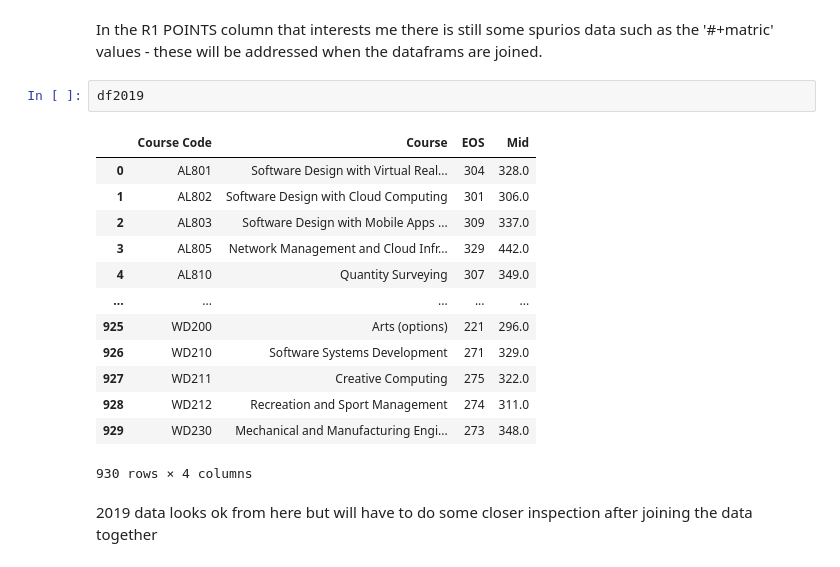
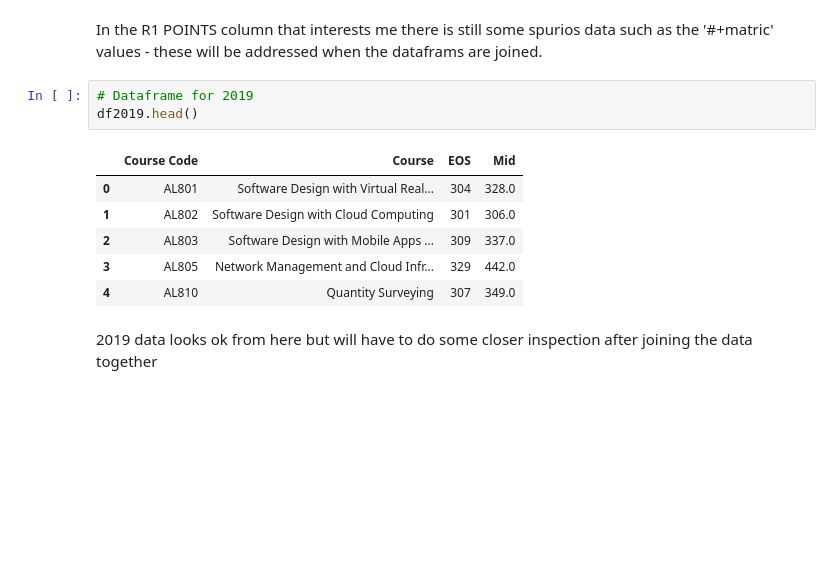
Before and after one commit to Lynch08/Fundementals_Of_Data_Analysis, a Jupyter notebook: CAO Points/new.ipynb, the cells around one changed output. Saved outputs shown, nothing was run; the diff lists cells and outputs as text; blank space fills up the shorter version.

```diff
--- a/CAO Points/new.ipynb
+++ b/CAO Points/new.ipynb
@@ -374,21 +374,15 @@ df2020
 # %% [markdown]
 In the R1 POINTS column that interests me there is still some spurios data such as the  '#+matric' values - these will be addressed when the dataframs are joined.
 # %%
-df2019
+# Dataframe for 2019
+df2019.head()
 # %% [output]
 |  | Course Code | Course | EOS | Mid |
 | 0 | AL801 | Software Design with Virtual Real... | 304 | 328.0 |
 | 1 | AL802 | Software Design with Cloud Computing | 301 | 306.0 |
 | 2 | AL803 | Software Design with Mobile Apps ... | 309 | 337.0 |
 | 3 | AL805 | Network Management and Cloud Infr... | 329 | 442.0 |
 | 4 | AL810 | Quantity Surveying | 307 | 349.0 |
-| ... | ... | ... | ... | ... |
-| 925 | WD200 | Arts (options) | 221 | 296.0 |
-| 926 | WD210 | Software Systems Development | 271 | 329.0 |
-| 927 | WD211 | Creative Computing | 275 | 322.0 |
-| 928 | WD212 | Recreation and Sport Management | 274 | 311.0 |
-| 929 | WD230 | Mechanical and Manufacturing Engi... | 273 | 348.0 |
-930 rows × 4 columns
 # %% [markdown]
 2019 data looks ok from here but will have to do some closer inspection after joining the data together
 # %% [markdown]
```
Also changed, not shown: parts of 60 cells of this notebook, 5 other files.
